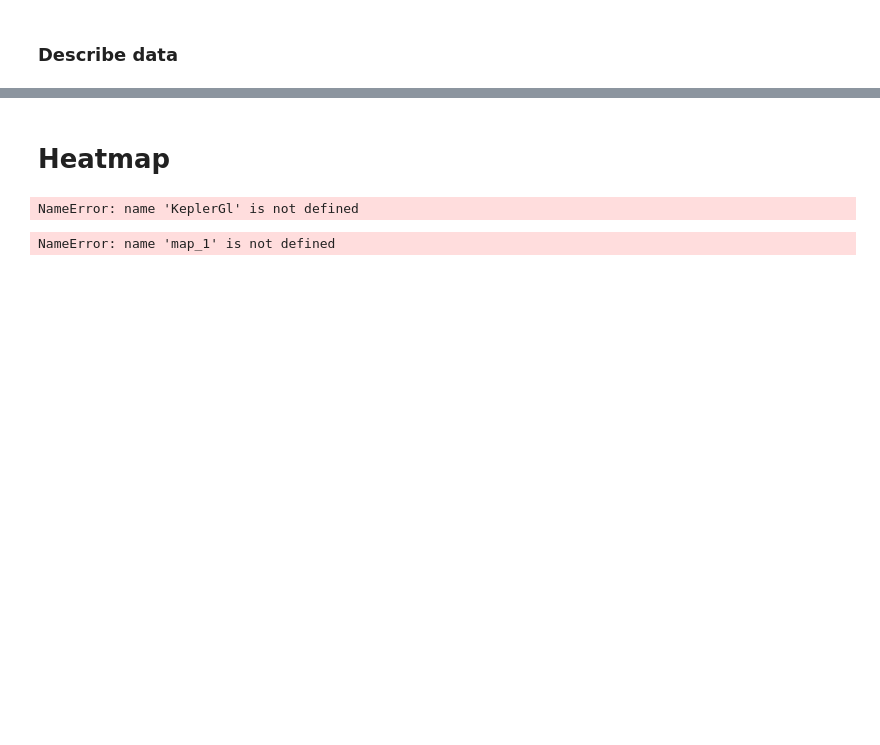
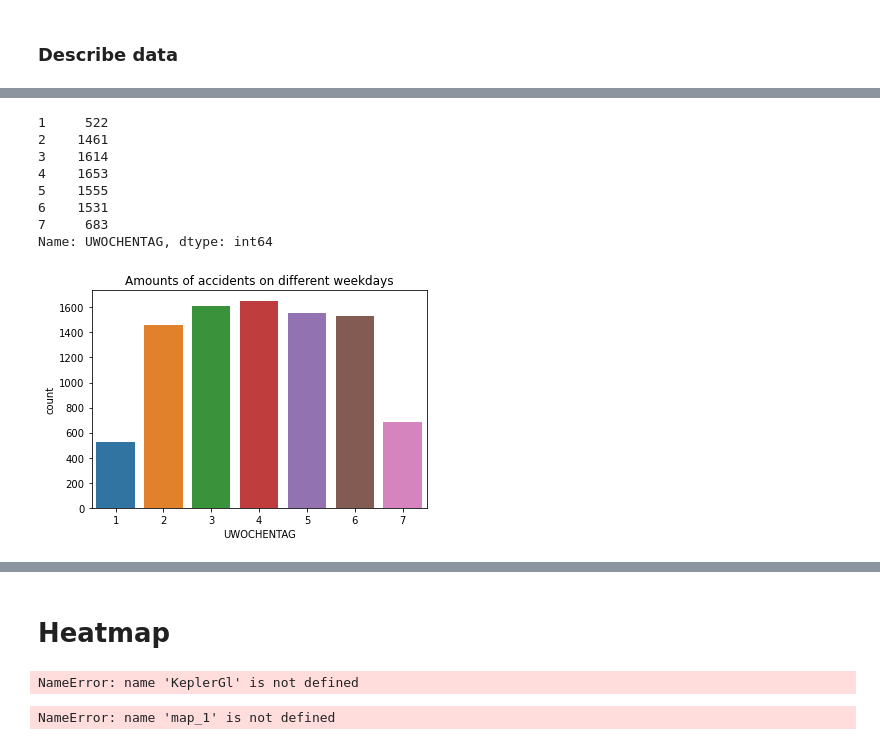
Before and after one commit to NicSch1992/TechLabsHH, a Jupyter notebook: Abgabe.ipynb, the cells around one changed output, grey strips where cells are left out. Drawn from its saved outputs; the diff is of its cells as text; code cells hidden in the pictures; blank space fills up the shorter version.

```diff
--- a/Abgabe.ipynb
+++ b/Abgabe.ipynb
@@ -245,0 +264,15 @@ sns.countplot(data=df, x="UMONAT")
+# %%
+# Comparing the total amount of accidents per weekday
+sns.countplot(data=df, x="UWOCHENTAG")
+plt.title('Amounts of accidents on different weekdays')
+pd.value_counts(df["UWOCHENTAG"]).sort_index()
+# %% [output]
+1     522
+2    1461
+3    1614
+4    1653
+5    1555
+6    1531
+7     683
+Name: UWOCHENTAG, dtype: int64
+[figure, added]
```
Also changed, not shown: parts of 29 cells of this notebook.
